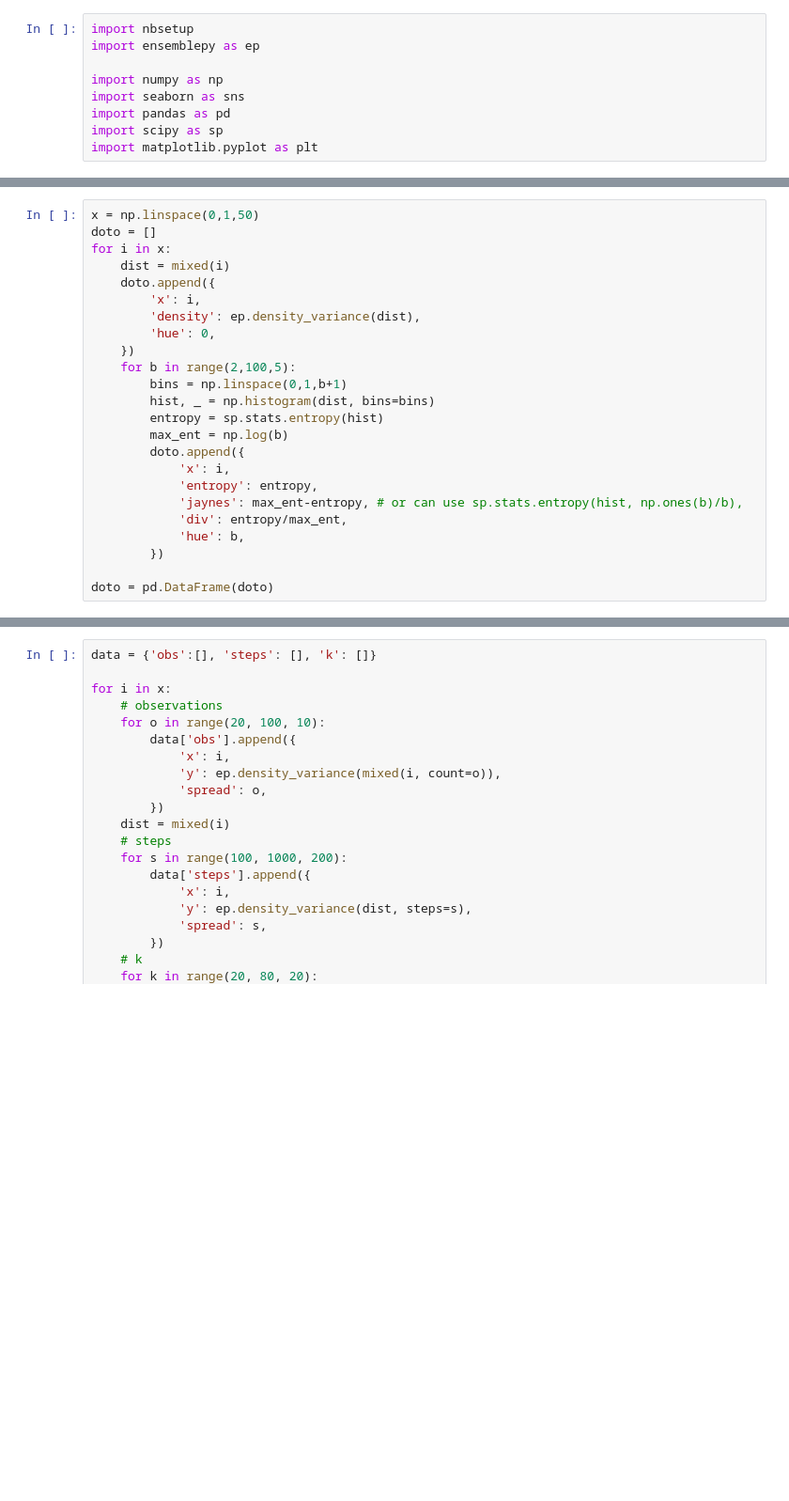
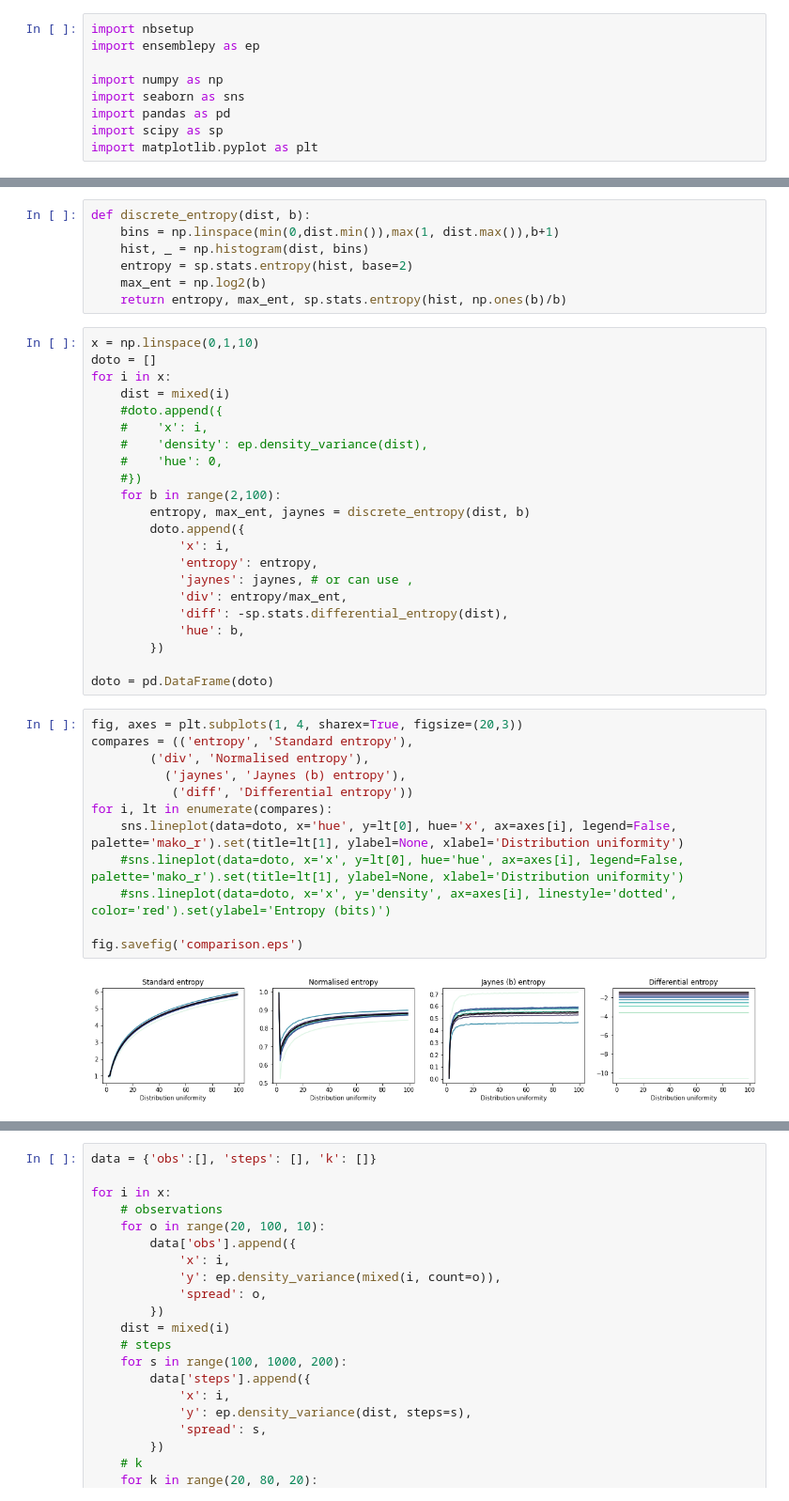
Before and after one commit to timjdavey/incoherence, a Jupyter notebook: notebooks/continuous_entropy/Comparison and Invariance plots.ipynb, the cells around one changed output, grey strips where cells are left out. Shown at 94% size. Drawn from its saved outputs; the diff is of its cells as text; blank space fills up the shorter version.

```diff
--- a/notebooks/continuous_entropy/Comparison and Invariance plots.ipynb
+++ b/notebooks/continuous_entropy/Comparison and Invariance plots.ipynb
@@ -19,25 +31,44 @@ def mixed(percent, count=5000):
+# %%
+def discrete_entropy(dist, b):
+    bins = np.linspace(min(0,dist.min()),max(1, dist.max()),b+1)
+    hist, _ = np.histogram(dist, bins)
+    entropy = sp.stats.entropy(hist, base=2)
+    max_ent = np.log2(b)
+    return entropy, max_ent, sp.stats.entropy(hist, np.ones(b)/b)
 # %%
-x = np.linspace(0,1,50)
+x = np.linspace(0,1,10)
 doto = []
 for i in x:
     dist = mixed(i)
-    doto.append({
-        'x': i,
-        'density': ep.density_variance(dist),
-        'hue': 0,
-    })
-    for b in range(2,100,5):
-        bins = np.linspace(0,1,b+1)
-        hist, _ = np.histogram(dist, bins=bins)
-        entropy = sp.stats.entropy(hist)
-        max_ent = np.log(b)
+    #doto.append({
+    #    'x': i,
+    #    'density': ep.density_variance(dist),
+    #    'hue': 0,
+    #})
+    for b in range(2,100):
+        entropy, max_ent, jaynes = discrete_entropy(dist, b)
         doto.append({
             'x': i,
             'entropy': entropy,
-            'jaynes': max_ent-entropy, # or can use sp.stats.entropy(hist, np.ones(b)/b),
+            'jaynes': jaynes, # or can use ,
             'div': entropy/max_ent,
+            'diff': -sp.stats.differential_entropy(dist),
             'hue': b,
         })
 
 doto = pd.DataFrame(doto)
+# %%
+fig, axes = plt.subplots(1, 4, sharex=True, figsize=(20,3))
+compares = (('entropy', 'Standard entropy'),
+        ('div', 'Normalised entropy'),
+          ('jaynes', 'Jaynes (b) entropy'),
+           ('diff', 'Differential entropy'))
+for i, lt in enumerate(compares):
+    sns.lineplot(data=doto, x='hue', y=lt[0], hue='x', ax=axes[i], legend=False, palette='mako_r').set(title=lt[1], ylabel=None, xlabel='Distribution uniformity')
+    #sns.lineplot(data=doto, x='x', y=lt[0], hue='hue', ax=axes[i], legend=False, palette='mako_r').set(title=lt[1], ylabel=None, xlabel='Distribution uniformity')
+    #sns.lineplot(data=doto, x='x', y='density', ax=axes[i], linestyle='dotted', color='red').set(ylabel='Entropy (bits)')
+
+fig.savefig('comparison.eps')
+# %% [output]
+[figure, added]
 # %%
```
Also changed, not shown: parts of 9 cells of this notebook, 11 other files.
